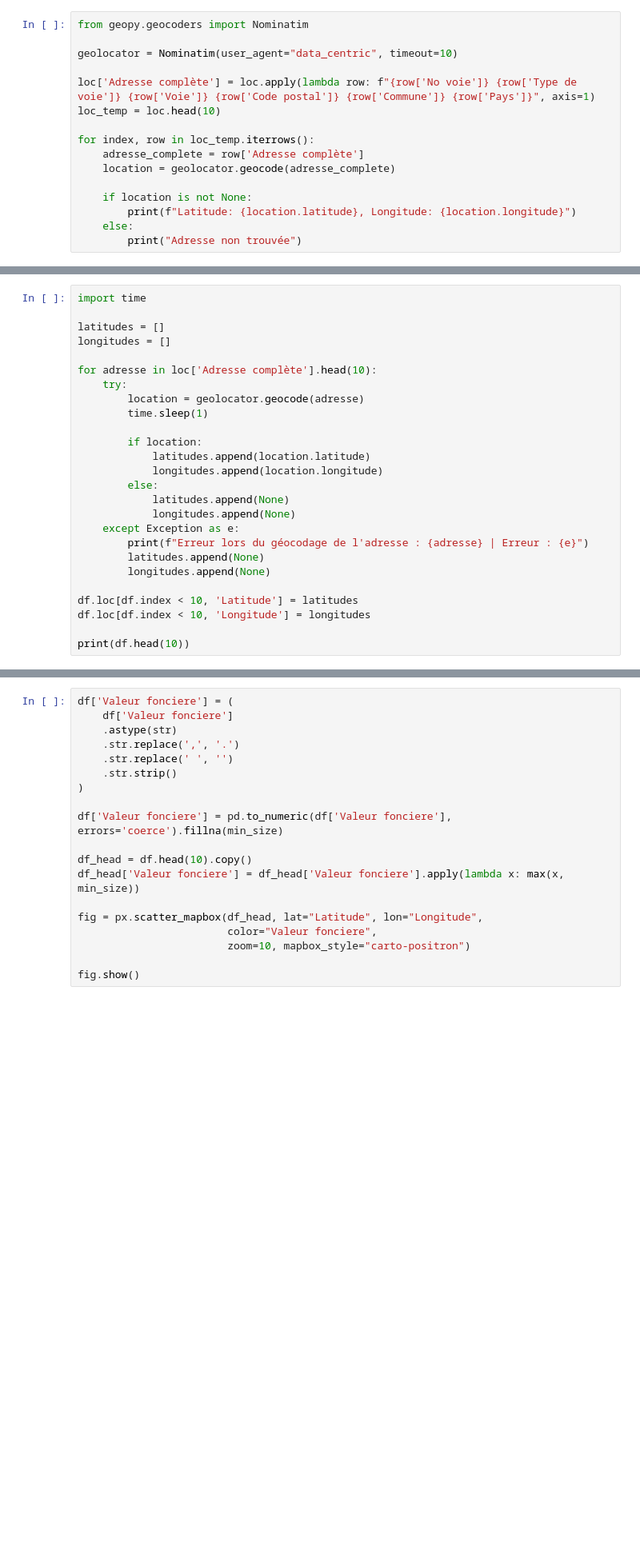
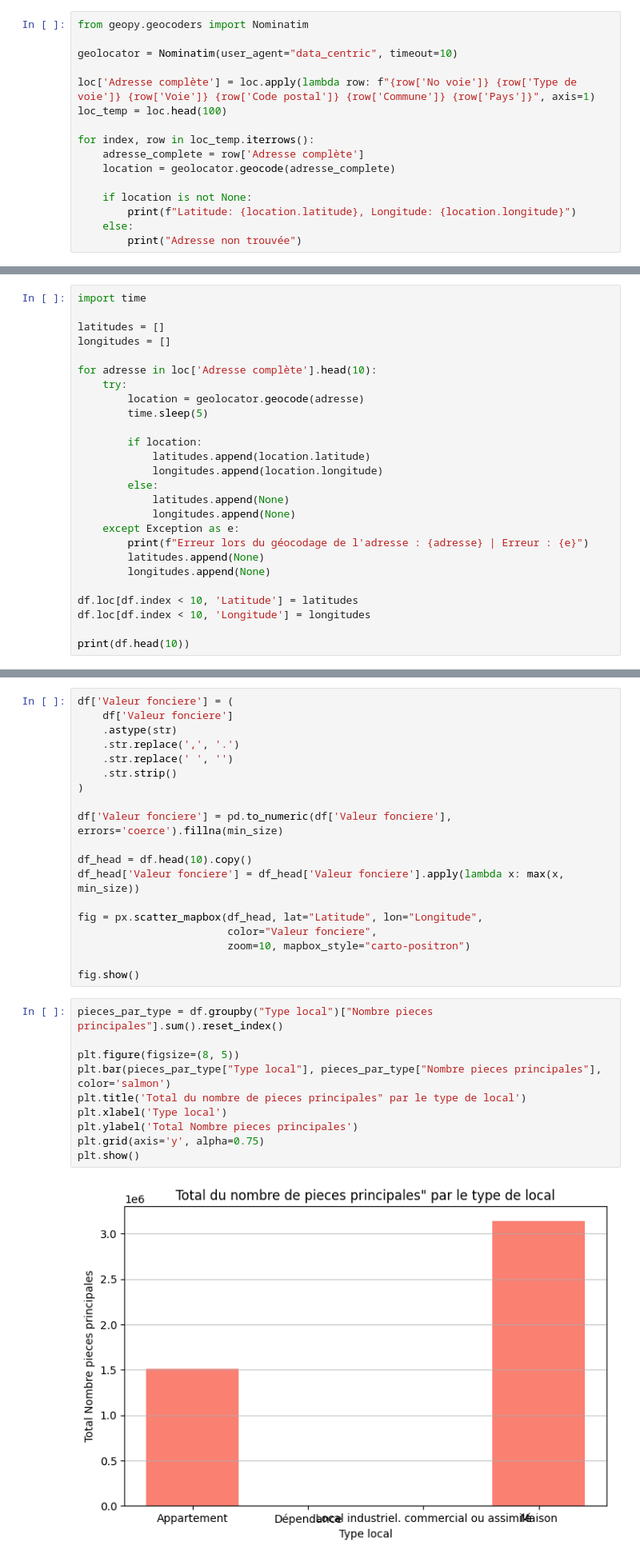
Before and after one commit to gdemerges/analyse_data_centric_immo, a Jupyter notebook: Data_centric_Guillaume.ipynb, the cells around one changed output, grey strips where cells are left out. Shown at 80% size. Cells and saved outputs as stored; diff of their text form; blank space fills up the shorter version.

```diff
--- a/Data_centric_Guillaume.ipynb
+++ b/Data_centric_Guillaume.ipynb
@@ -314,7 +314,7 @@ from geopy.geocoders import Nominatim
 geolocator = Nominatim(user_agent="data_centric", timeout=10)
 
 loc['Adresse complète'] = loc.apply(lambda row: f"{row['No voie']} {row['Type de voie']} {row['Voie']} {row['Code postal']} {row['Commune']} {row['Pays']}", axis=1)
-loc_temp = loc.head(10)
+loc_temp = loc.head(100)
 
 for index, row in loc_temp.iterrows():
     adresse_complete = row['Adresse complète']
@@ -346,7 +353,7 @@ longitudes = []
 for adresse in loc['Adresse complète'].head(10):
     try:
         location = geolocator.geocode(adresse)
-        time.sleep(1)
+        time.sleep(5)
 
         if location:
             latitudes.append(location.latitude)
@@ -402,3 +409,15 @@ fig = px.scatter_mapbox(df_head, lat="Latitude", lon="Longitude",
                         zoom=10, mapbox_style="carto-positron")
 
 fig.show()
+# %%
+pieces_par_type = df.groupby("Type local")["Nombre pieces principales"].sum().reset_index()
+
+plt.figure(figsize=(8, 5))
+plt.bar(pieces_par_type["Type local"], pieces_par_type["Nombre pieces principales"], color='salmon')
+plt.title('Total du nombre de pieces principales" par le type de local')
+plt.xlabel('Type local')
+plt.ylabel('Total Nombre pieces principales')
+plt.grid(axis='y', alpha=0.75)
+plt.show()
+# %% [output]
+[figure, added]
```
Also changed, not shown: parts of 5 cells of this notebook.
